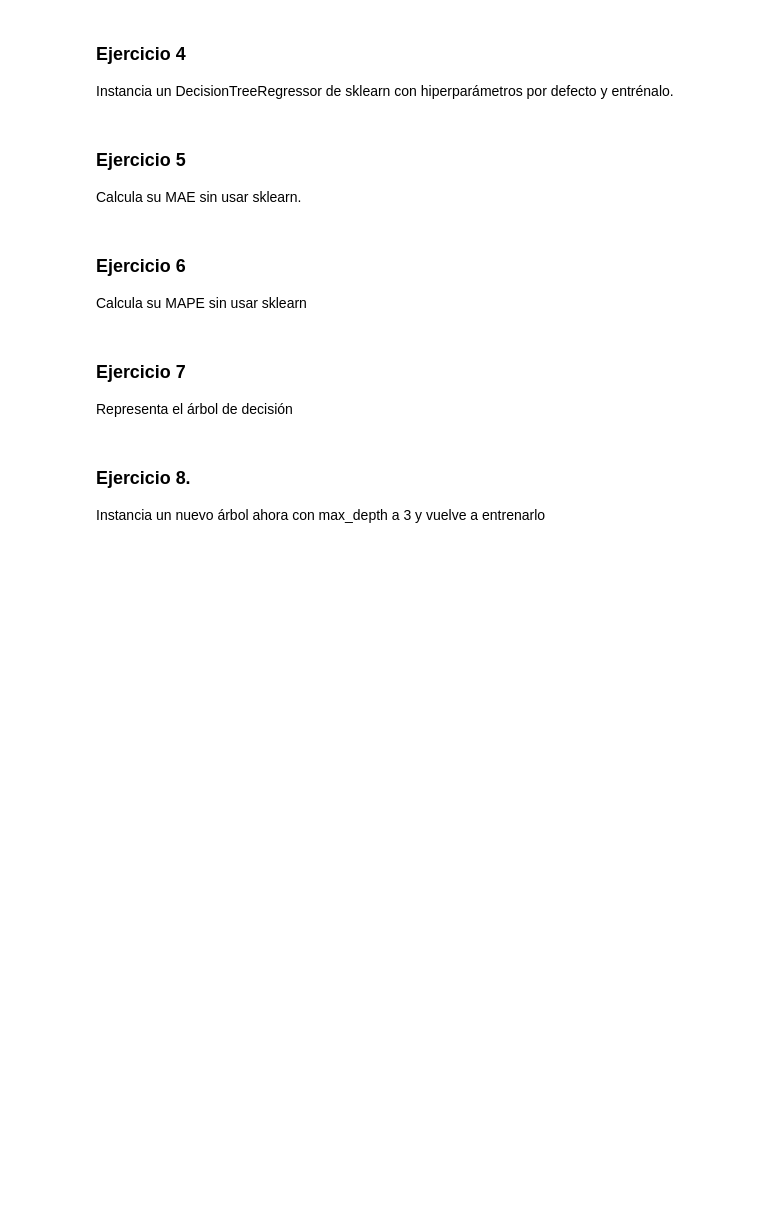
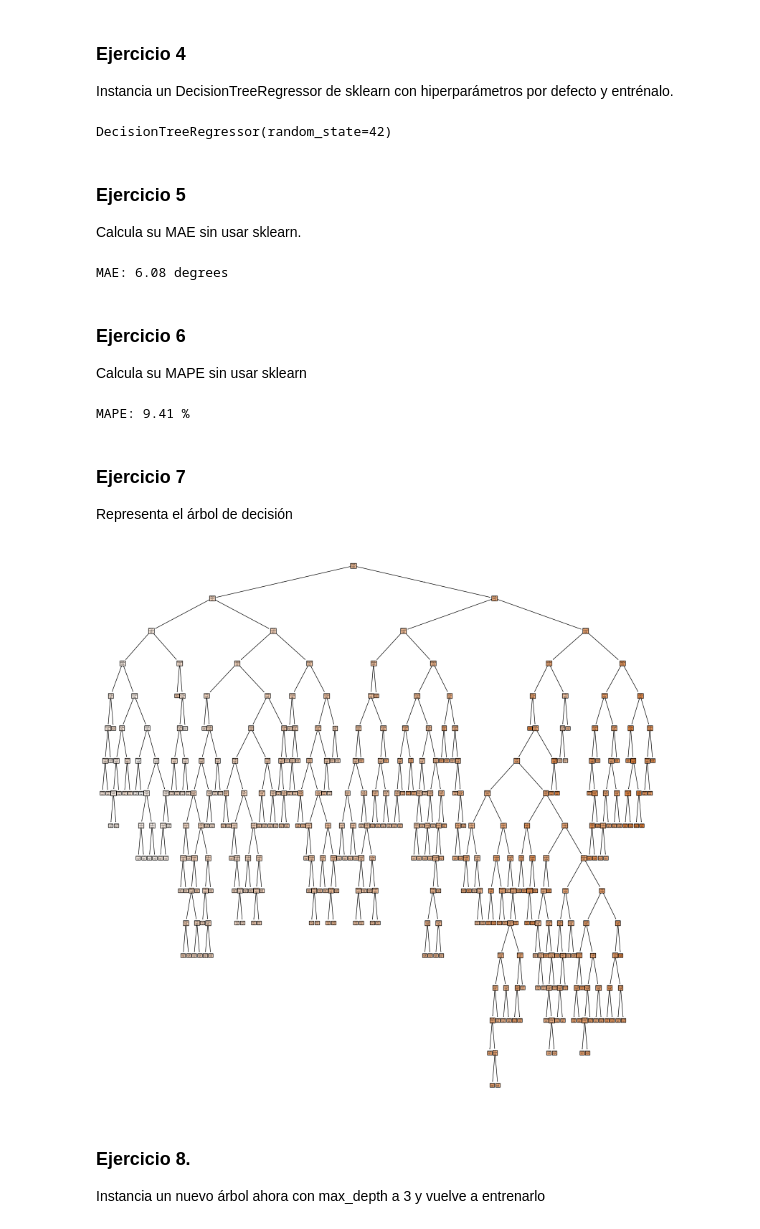
Before and after one commit to PaulitaLull/DATA_SCIENCE_PAULALULL, a Jupyter notebook: 04_Machine_Learning/02_ML_Supervisado/04_Arboles_de_Decision/ejercicios/E02_Ejercicios_Regresion.ipynb, the cells around one changed output. Cells and saved outputs as stored; diff of their text form; code cells hidden in the pictures; blank space fills up the shorter version.

```diff
--- a/04_Machine_Learning/02_ML_Supervisado/04_Arboles_de_Decision/ejercicios/E02_Ejercicios_Regresion.ipynb
+++ b/04_Machine_Learning/02_ML_Supervisado/04_Arboles_de_Decision/ejercicios/E02_Ejercicios_Regresion.ipynb
@@ -29,3 +36,6 @@ Importa los paquetes y módulos que necesites a lo largo del notebook
 ### Ejercicio 1
 
 Importa el csv "temps.csv"
+# %%
+data=pd.read_csv("../data/temps.csv")
+data.head()
@@ -33,3 +50,15 @@ Importa el csv "temps.csv"
 ### Ejercicio 2
 
 Haz un one-hot encoding de las variables categóricas del dataset
+# %%
+from sklearn.preprocessing import OneHotEncoder
+
+encoder = OneHotEncoder(drop='first', sparse_output=False, handle_unknown='ignore')
+data_encoded_array = encoder.fit_transform(data[["week"]])
+data_encoded_df = pd.DataFrame(
+    data_encoded_array,
+    columns=encoder.get_feature_names_out(["week"]),
+    index=data.index
+)
+
+data = data.drop(columns=["week", "year"]).join(data_encoded_df)
@@ -37,22 +75,50 @@ Haz un one-hot encoding de las variables categóricas del dataset
 ### Ejercicio 3
 
 Divide en train y test
+# %%
+y = data['actual']
+X = data.drop('actual', axis=1)
+
+X_train, X_test, y_train, y_test = train_test_split(X,y,test_size=0.25,random_state=42)
 # %% [markdown]
 ### Ejercicio 4
 
 Instancia un DecisionTreeRegressor de sklearn con hiperparámetros por defecto y entrénalo.
+# %%
+from sklearn.tree import DecisionTreeRegressor
+tree=DecisionTreeRegressor(random_state=42)
+
+tree.fit(X_train,y_train)
+# %% [output]
+DecisionTreeRegressor(random_state=42)
 # %% [markdown]
 ### Ejercicio 5
 
 Calcula su MAE sin usar sklearn.
+# %%
+y_pred=tree.predict(X_test)
+error=abs(y_test-y_pred)
+print(f"MAE: {np.round(np.mean(error),2)} degrees")
+# %% [output]
+MAE: 6.08 degrees
 # %% [markdown]
 ### Ejercicio 6
 
 Calcula su MAPE sin usar sklearn
+# %%
+print('MAPE:',np.round(100*np.mean(error/y_test),2),'%')
+# %% [output]
+MAPE: 9.41 %
 # %% [markdown]
 ### Ejercicio 7
 
 Representa el árbol de decisión
+# %%
+plt.figure(figsize=(20,20))
+sklearn.tree.plot_tree(tree, feature_names=X.columns,
+                      filled=True);
+# %% [output]
+[figure, added]
 # %% [markdown]
 ### Ejercicio 8.
 
```
Also changed, not shown: parts of 8 cells of this notebook, 10 other files.
